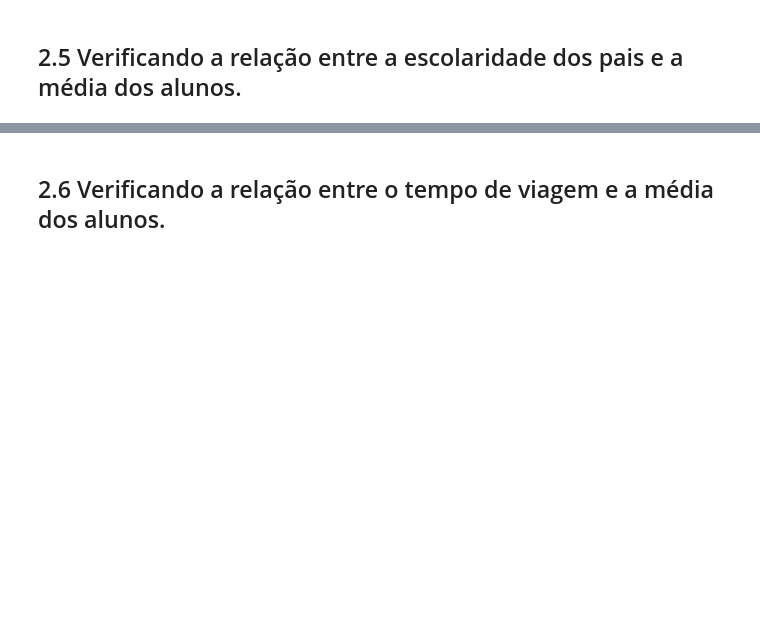
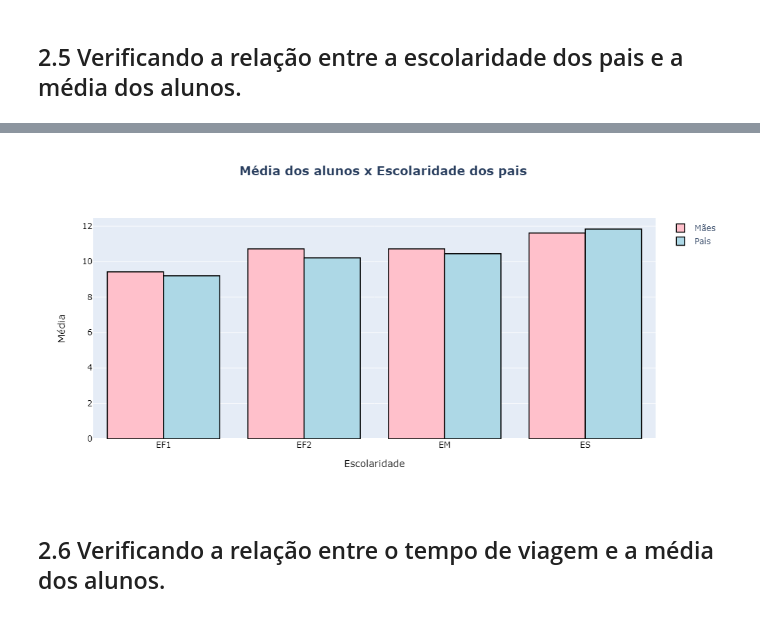
Before and after one commit to joaovdferraz/Projeto3_ADA, a Jupyter notebook: proj 4.ipynb, the cells around one changed output, grey strips where cells are left out. Saved outputs shown, nothing was run; the diff lists cells and outputs as text; code cells hidden in the pictures; blank space fills up the shorter version.

```diff
--- a/proj 4.ipynb
+++ b/proj 4.ipynb
@@ -304,5 +305,5 @@ layout = go.Layout(
     xaxis={'title': 'Escolaridade','color' :'black'},
     title_x=0.5)
 fig = go.Figure(data=data, layout=layout)
-py.iplot(fig)
+fig.show('png')
 # %% [output]
@@ -310,3 +310,4 @@ py.iplot(fig)
+[figure, added]
 # %% [markdown]
 ## 2.6 Verificando a relação entre o tempo de viagem e a média dos alunos.
 # %%
```
Also changed, not shown: parts of 11 cells of this notebook.
